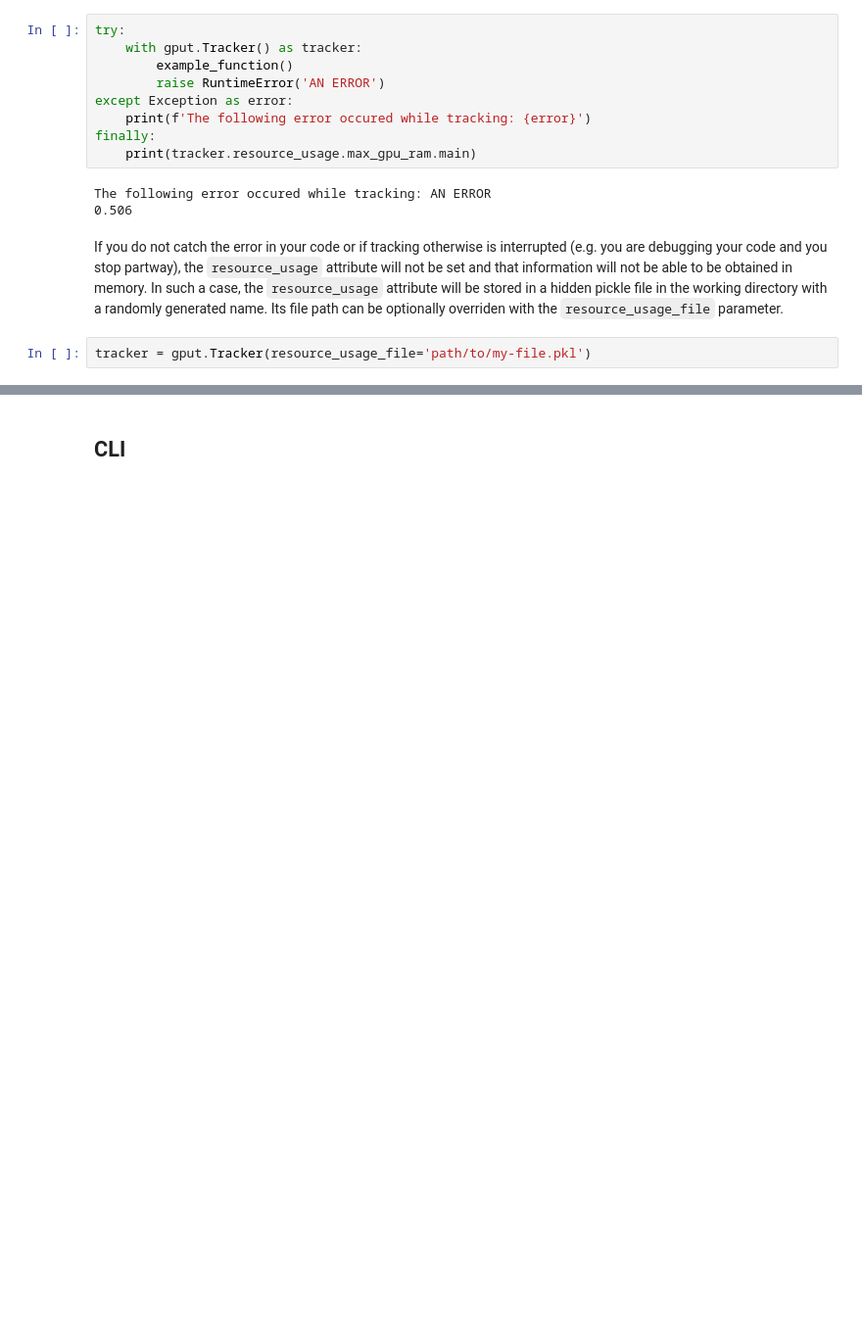
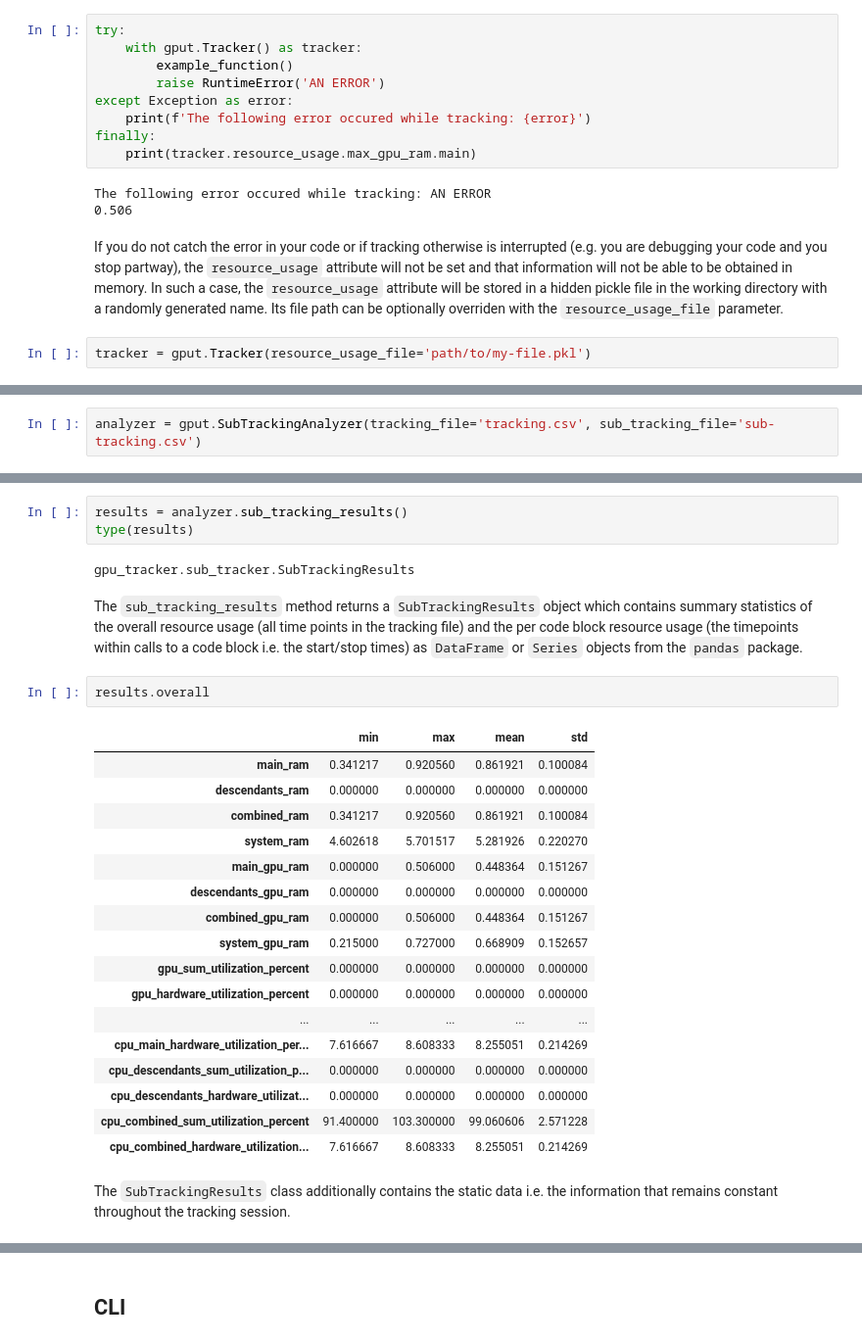
Before and after one commit to MoseleyBioinformaticsLab/gpu_tracker, a Jupyter notebook: docs/notebook/tutorial.ipynb, the cells around one changed output, grey strips where cells are left out. Shown at 98% size. Drawn from its saved outputs; the diff is of its cells as text; blank space fills up the shorter version.

```diff
--- a/docs/notebook/tutorial.ipynb
+++ b/docs/notebook/tutorial.ipynb
@@ -174,0 +222,2 @@ Compute time:
+# %%
+analyzer = gput.SubTrackingAnalyzer(tracking_file='tracking.csv', sub_tracking_file='sub-tracking.csv')
@@ -174,0 +226,29 @@ Compute time:
+# %%
+results = analyzer.sub_tracking_results()
+type(results)
+# %% [output]
+gpu_tracker.sub_tracker.SubTrackingResults
+# %% [markdown]
+The `sub_tracking_results` method returns a `SubTrackingResults` object which contains summary statistics of the overall resource usage (all time points in the tracking file) and the per code block resource usage (the timepoints within calls to a code block i.e. the start/stop times) as `DataFrame` or `Series` objects from the `pandas` package.
+# %%
+results.overall
+# %% [output]
+|  | min | max | mean | std |
+| main_ram | 0.341217 | 0.920560 | 0.861921 | 0.100084 |
+| descendants_ram | 0.000000 | 0.000000 | 0.000000 | 0.000000 |
+| combined_ram | 0.341217 | 0.920560 | 0.861921 | 0.100084 |
+| system_ram | 4.602618 | 5.701517 | 5.281926 | 0.220270 |
+| main_gpu_ram | 0.000000 | 0.506000 | 0.448364 | 0.151267 |
+| descendants_gpu_ram | 0.000000 | 0.000000 | 0.000000 | 0.000000 |
+| combined_gpu_ram | 0.000000 | 0.506000 | 0.448364 | 0.151267 |
+| system_gpu_ram | 0.215000 | 0.727000 | 0.668909 | 0.152657 |
+| gpu_sum_utilization_percent | 0.000000 | 0.000000 | 0.000000 | 0.000000 |
+| gpu_hardware_utilization_percent | 0.000000 | 0.000000 | 0.000000 | 0.000000 |
+| ... | ... | ... | ... | ... |
+| cpu_main_hardware_utilization_per... | 7.616667 | 8.608333 | 8.255051 | 0.214269 |
+| cpu_descendants_sum_utilization_p... | 0.000000 | 0.000000 | 0.000000 | 0.000000 |
+| cpu_descendants_hardware_utilizat... | 0.000000 | 0.000000 | 0.000000 | 0.000000 |
+| cpu_combined_sum_utilization_percent | 91.400000 | 103.300000 | 99.060606 | 2.571228 |
+| cpu_combined_hardware_utilization... | 7.616667 | 8.608333 | 8.255051 | 0.214269 |
+# %% [markdown]
+The `SubTrackingResults` class additionally contains the static data i.e. the information that remains constant throughout the tracking session.
```
Also changed, not shown: parts of 93 cells of this notebook, 13 other files.
